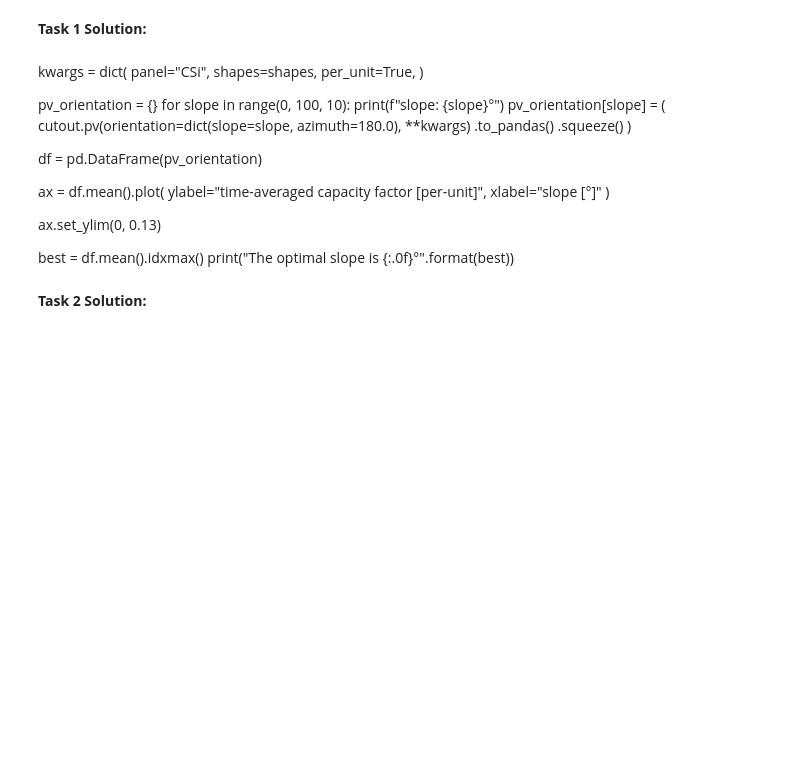
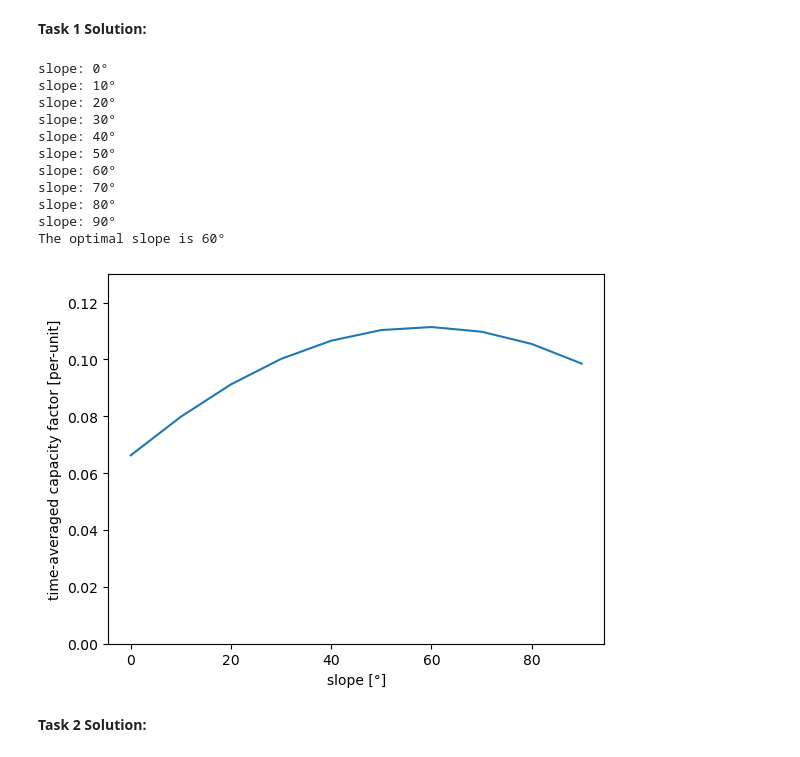
Before and after one commit to fneum/data-science-for-esm, a Jupyter notebook: data-science-for-esm/06-workshop-atlite-solution.ipynb, the cells around one changed output. Saved outputs shown, nothing was run; the diff lists cells and outputs as text; code cells hidden in the pictures; blank space fills up the shorter version.

```diff
--- a/data-science-for-esm/06-workshop-atlite-solution.ipynb
+++ b/data-science-for-esm/06-workshop-atlite-solution.ipynb
@@ -77,31 +79,44 @@ Attributes:
     units:    p.u.
 # %% [markdown]
 **Task 1 Solution:**
-# %% [markdown]
-kwargs = dict(
-    panel="CSi",
-    shapes=shapes,
-    per_unit=True,
-)
-
-pv_orientation = {}
-for slope in range(0, 100, 10):
-    print(f"slope: {slope}°")
-    pv_orientation[slope] = (
-        cutout.pv(orientation=dict(slope=slope, azimuth=180.0), **kwargs)
-        .to_pandas()
-        .squeeze()
-    )
-
-df = pd.DataFrame(pv_orientation)
-
-ax = df.mean().plot(
-    ylabel="time-averaged capacity factor [per-unit]", xlabel="slope [°]"
-)
-
-ax.set_ylim(0, 0.13)
-
-best = df.mean().idxmax()
-print("The optimal slope is {:.0f}°".format(best))
+# %%
+kwargs = dict(
+    panel="CSi",
+    shapes=shapes,
+    per_unit=True,
+)
+
+pv_orientation = {}
+for slope in range(0, 100, 10):
+    print(f"slope: {slope}°")
+    pv_orientation[slope] = (
+        cutout.pv(orientation=dict(slope=slope, azimuth=180.0), **kwargs)
+        .to_pandas()
+        .squeeze()
+    )
+
+df = pd.DataFrame(pv_orientation)
+
+ax = df.mean().plot(
+    ylabel="time-averaged capacity factor [per-unit]", xlabel="slope [°]"
+)
+
+ax.set_ylim(0, 0.13)
+
+best = df.mean().idxmax()
+print("The optimal slope is {:.0f}°".format(best))
+# %% [output]
+slope: 0°
+slope: 10°
+slope: 20°
+slope: 30°
+slope: 40°
+slope: 50°
+slope: 60°
+slope: 70°
+slope: 80°
+slope: 90°
+The optimal slope is 60°
+[figure, added]
 # %% [markdown]
 **Task 2 Solution:**
```
Also changed, not shown: parts of 5 cells of this notebook, 1 other file.
